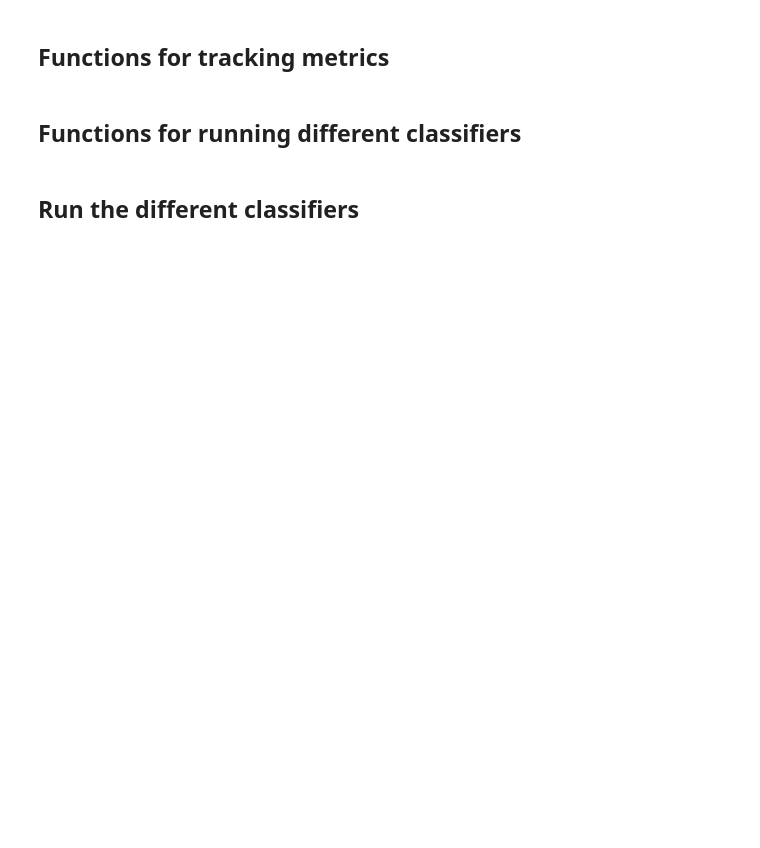
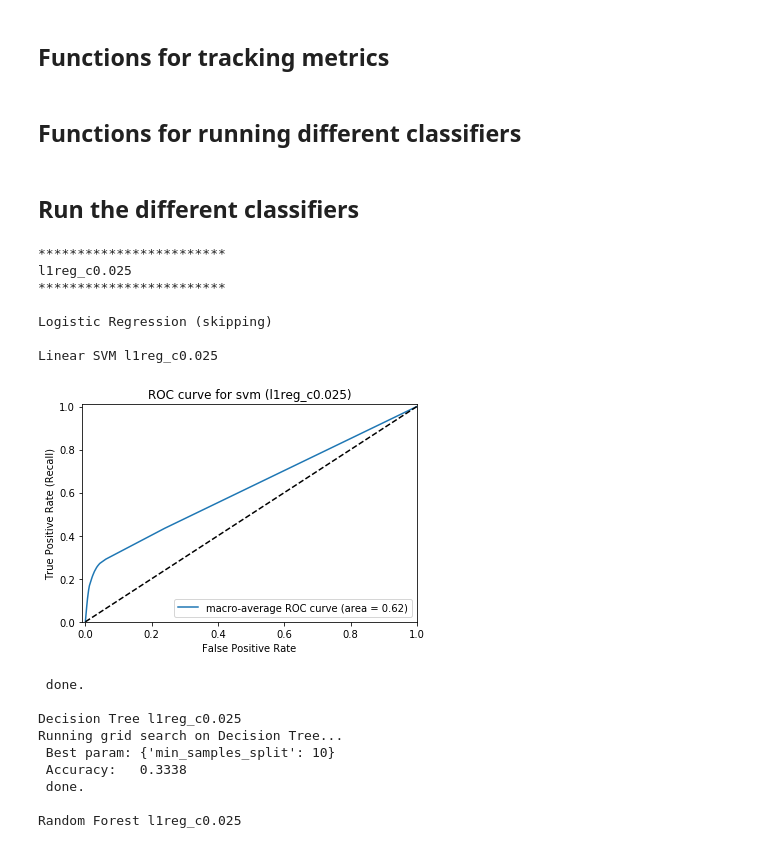
Before and after one commit to tonydisera/w207_6_sum19_g5_final_project, a Jupyter notebook: final_notebooks/03_run_classifiers.ipynb, the cells around one changed output. Saved outputs shown, nothing was run; the diff lists cells and outputs as text; code cells hidden in the pictures; blank space fills up the shorter version.

```diff
--- a/final_notebooks/03_run_classifiers.ipynb
+++ b/final_notebooks/03_run_classifiers.ipynb
@@ -145,7 +141,7 @@ def getDataAndLabels(name, features, label_encoder):
 # %%
 print('Loading training data ...')
 
-filepath = "./data/features_*"
+filepath = "./data/features_l1*"
 
 # label encoder
 label_encoder   = preprocessing.LabelEncoder()
@@ -236,7 +298,7 @@ def get_confusion_matrix(name, classifier):
         return None
 
 def calculate_metrics(name, classifier, feature_size, predict, test_labels,
-                      elapsed_time, metrics):
+                      elapsed_time, metrics, ROC=True):
     # Get precision, recall, f1 scores
     prf_scores          = precision_recall_fscore_support(test_labels, predict,
                                                           average='weighted')
@@ -259,6 +321,10 @@ def calculate_metrics(name, classifier, feature_size, predict, test_labels,
      'time':               elapsed_time
     })
     save_metrics(name, classifier, metrics, prf_by_label, conf_mx)
+
+    # Get ROC curve and score
+    if ROC == True:
+        roc_score(test_labels, predict, classifier, name)
 # %% [markdown]
 ## Functions for running different classifiers
 # %%
@@ -553,32 +619,50 @@ hyper_params = {
     'rfe_8000':             {'lr': {'C': 0.25}, 'svm': {'C': 0.01},
                             'dt': {'min_samples_split': 3}}
 }
 
 
 metrics = get_saved_metrics()
 
 
 for name in all_train_data.keys():
     print("************************")
     print(name)
     print("************************")
 
     train      = all_train_data[name]
     test       = all_test_data[name]
 
 
 
     run_logistic_regression(train['data'], train['labels'], test['data'], test['labels'],
                             name, hyper_params, metrics, forcerun=False)
 
     run_linear_svm(train['data'], train['labels'], test['data'], test['labels'],
                    name, hyper_params, metrics, forcerun=False)
 
     run_decision_tree(train['data'], train['labels'], test['data'], test['labels'],
                    name, hyper_params, metrics)
 
     run_random_forest(train['data'], train['labels'], test['data'], test['labels'],
                    name, hyper_params, metrics)
 
-    #run_neural_net(train['data'], train['labels'], test['data'], test['labels'],
-    #               name, hyper_params, metrics)
+    run_neural_net(train['data'], train['labels'], test['data'], test['labels'],
+                   name, hyper_params, metrics)
+# %% [output]
+************************
+l1reg_c0.025
+************************
+
+Logistic Regression (skipping)
+
+Linear SVM l1reg_c0.025
+[figure, added]
+ done.
+
+Decision Tree l1reg_c0.025
+Running grid search on Decision Tree...
+ Best param: {'min_samples_split': 10}
+ Accuracy:   0.3338
+ done.
+
+Random Forest l1reg_c0.025
```
Also changed, not shown: parts of 10 cells of this notebook.
